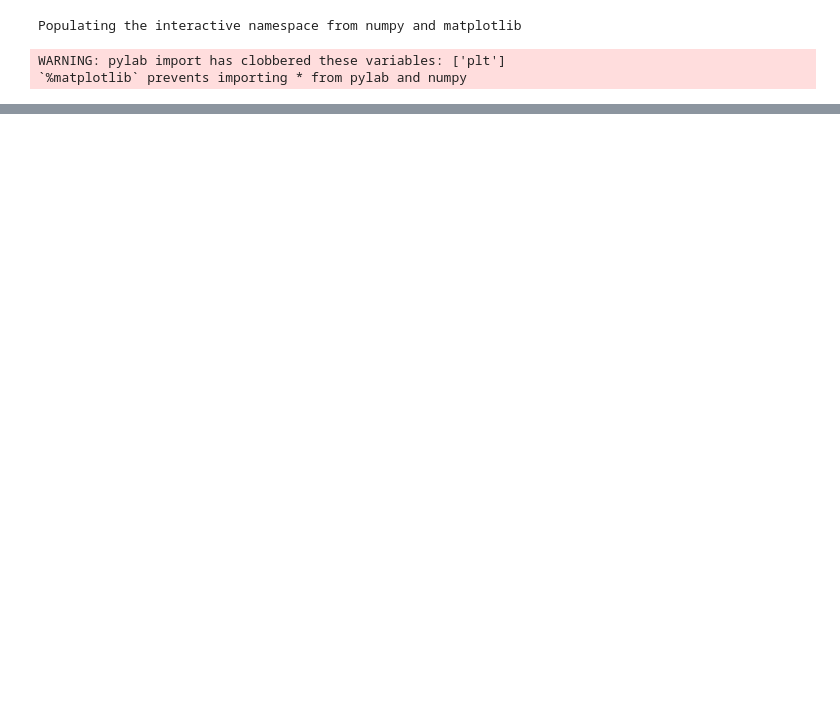
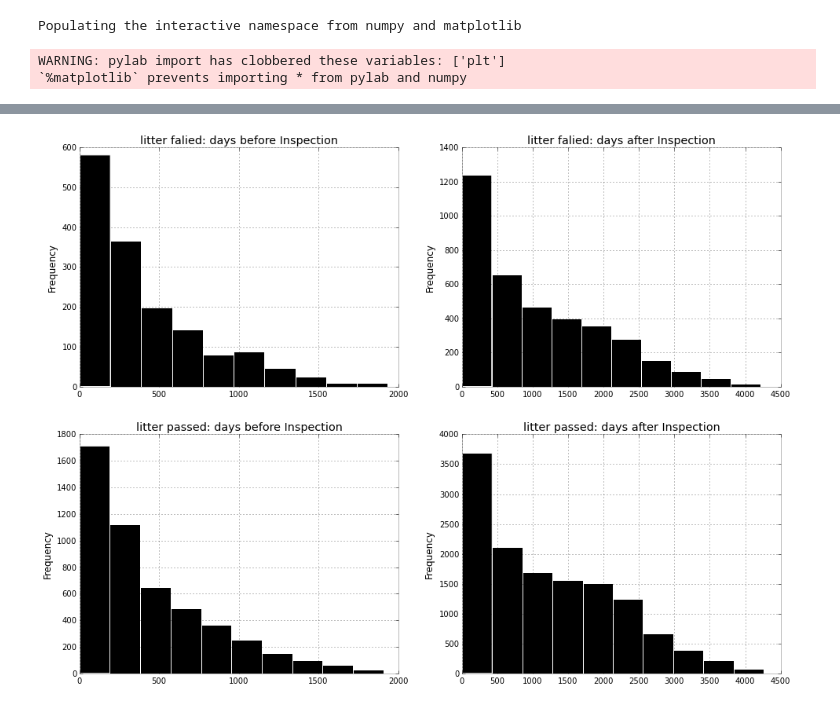
Before and after one commit to gdobler/parqa, a Jupyter notebook: Inspections/TimeDistribution.ipynb, the cells around one changed output, grey strips where cells are left out. Saved outputs shown, nothing was run; the diff lists cells and outputs as text; code cells hidden in the pictures; blank space fills up the shorter version.

Commit message:
several plots

```diff
--- a/Inspections/TimeDistribution.ipynb
+++ b/Inspections/TimeDistribution.ipynb
@@ -29,0 +36,20 @@ def getBefore(x)
+# %%
+def getBefore(x):
+    '''find the timedelta between
+       the inspection and last call before it'''
+    ID = x['Prop ID']
+    if ID in pids.keys():
+        calls = pids[ID]
+        if len(calls[calls<x.Date])>0:
+            delta = (x.Date - calls[calls<x.Date].iloc[-1]).days
+            return delta
+
+def getAfter(x):
+    '''find the timedelta between
+       the inspection and first call after it'''
+    ID = x['Prop ID']
+    if ID in pids.keys():
+        calls = pids[ID]
+        if len(calls[calls>x.Date])>0:
+            delta = (calls[calls>x.Date].iloc[0] - x.Date).days
+            return delta
@@ -29,0 +78,3 @@ def getBefore(x)
+# %%
+litter['timeAfter'] = litter.apply(getAfter, axis=1)
+litter['timeBefore'] = litter.apply(getBefore, axis=1)
@@ -29,0 +92,3 @@ def getBefore(x)
+# %%
+nolitter['timeAfter'] =  nolitter.apply(getAfter, axis=1)
+nolitter['timeBefore'] = nolitter.apply(getBefore, axis=1)
@@ -29,0 +106,20 @@ def getBefore(x)
+# %%
+fig, axes = plt.subplots(2,2, figsize=(16,12))
+
+litter.timeBefore.plot(kind='hist', ax=axes[0][0], color='k')
+litter.timeAfter.plot(kind='hist',  ax=axes[0][1], color='k')
+
+nolitter.timeBefore.plot(kind='hist', ax=axes[1][0], color='k')
+nolitter.timeAfter.plot(kind='hist', ax=axes[1][1], color='k')
+
+
+axes[0][0].set_title('litter falied: days before Inspection')
+axes[0][1].set_title('litter falied: days after Inspection')
+
+
+axes[1][0].set_title('litter passed: days before Inspection')
+axes[1][1].set_title('litter passed: days after Inspection')
+
+plt.savefig(PARQA + "parqa/Inspections/days_before_after.png")
+# %% [output]
+[figure, added]
```
Also changed, not shown: parts of 13 cells of this notebook, 6 other files.
